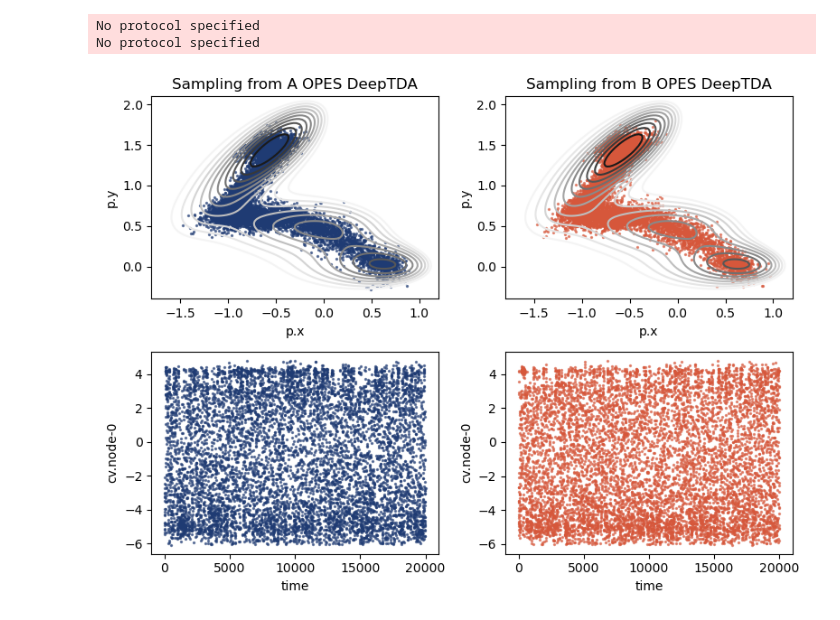
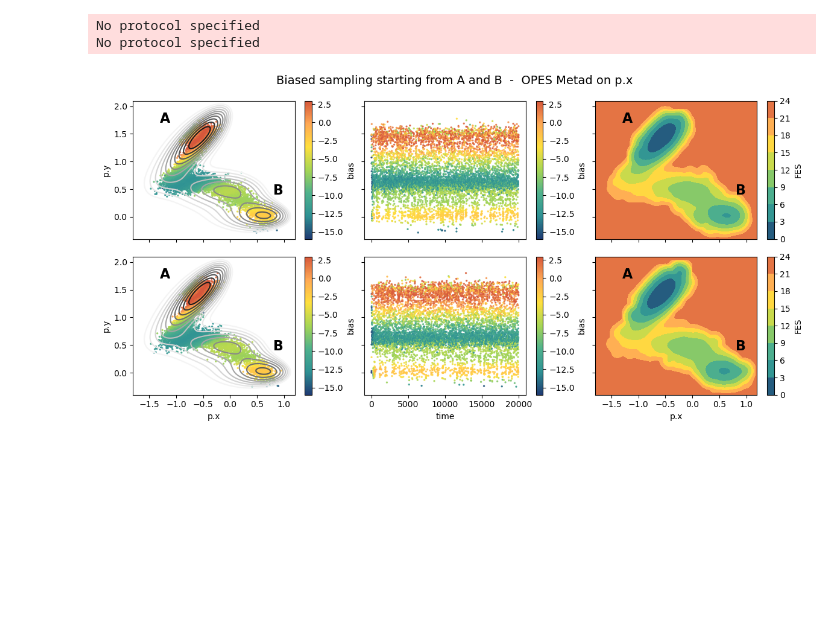
Before and after one commit to CSIprinceton/workshop-june-2024, a Jupyter notebook: hands-on-sessions/day-3-COMMITTOR/2_collective_variables/collective_variables.ipynb, the cells around one changed output. Drawn from its saved outputs; the diff is of its cells as text; code cells hidden in the pictures; blank space fills up the shorter version.

```diff
--- a/hands-on-sessions/day-3-COMMITTOR/2_collective_variables/collective_variables.ipynb
+++ b/hands-on-sessions/day-3-COMMITTOR/2_collective_variables/collective_variables.ipynb
@@ -58,14 +71,15 @@ One alternative can be, for example, to combine some variables to make them more
  The easiest approach is to combine them linearly
 # %%
 fig,ax = plt.subplots(figsize=(5,4),dpi=100)
-# ploy MB isolines
 plot_isolines_2D(muller_brown_potential,mode='contour',levels=np.linspace(0,24,12),ax=ax)
 # plot points colored according to labels
-df.plot.scatter('p.x','p.y',c='labels',s=1,cmap='fessa',ax=ax)
+for i,s in enumerate(['A', 'B']):
+    temp = df[df['labels'] == i]
+    ax.scatter(temp['p.x'],temp['p.y'], color=paletteFessa[0 + 6*i], s=1)
+
 # draw state labels
-for i in range(n_states):
-    df_g = df.groupby('labels').mean()
-    ax.text(x = df_g['p.x'].values[i]-0.075,
-            y = df_g['p.y'].values[i]-0.075,
-            s = str(i), size=20, color='white')
+ax.text(-1.3, 1.7, 'A', fontsize=16, fontweight='bold')
+ax.text(0.8, 0.4, 'B', fontsize=16, fontweight='bold')
+ax.set_xlabel('p.x')
+ax.set_ylabel('p.y')
 # %% [output]
@@ -137,7 +154,7 @@ LOCAL_RANK: 0 - CUDA_VISIBLE_DEVICES: [0]
 # %% [markdown]
 ### Analyze CV space
 # %%
-fig,axs = plt.subplots( 1, 2, figsize=(8,4), gridspec_kw={'width_ratios' : [3,2]} )
+fig,axs = plt.subplots( 1, 2, figsize=(8,3), gridspec_kw={'width_ratios' : [5,4]} )
 
 ax = axs[0]
 plot_isolines_2D(muller_brown_potential,levels=np.linspace(0,24,12),mode='contour',ax=ax)
@@ -201,22 +218,80 @@ No protocol specified
 # %%
 from mlcolvar.utils.io import load_dataframe
 
 # load data
 sampling = load_dataframe([f'simulations/opes_metad_tda/A/COLVAR', f'simulations/opes_metad_tda/B/COLVAR'], start=0)
 
 # plot data
-fig, axs = plt.subplots(2,2,figsize=(8,6))
-for i,s in enumerate(['A', 'B']):
-    ax = axs[0, i]
-    plot_isolines_2D(muller_brown_potential, levels=np.linspace(0,24, 12), max_value=24, ax=ax, colorbar=False, mode='contour')
-    temp = sampling[sampling['walker'] == i]
-    temp.plot.scatter('p.x', 'p.y', cmap='fessa',s=2, alpha=0.6, color=paletteFessa[0 + 6*i], ax=ax)
-    ax.set_title(f'Sampling from {s} OPES DeepTDA')
+def plot_simulations_biased(title, data, kbt, bias_name):
+    # create plot
+    fig, axs = plt.subplots(2,3,figsize=(12,6))
+    # make title
+    fig.suptitle(f"Biased sampling starting from A and B  -  {title}", fontsize=14)
 
-    ax = axs[1, i]
-    temp.plot.scatter('time', 'cv.node-0', c=paletteFessa[0 + 6*i], s=2, alpha=0.6, ax=ax)
+    # we plot the data from obtained starting from A and B
+    for i,s in enumerate(['A', 'B']):
+        # scatter plot in x,y space
+        ax = axs[i, 0]
+        plot_isolines_2D(muller_brown_potential, levels=np.linspace(0,24, 12), max_value=24, ax=ax, colorbar=False, mode='contour')
+        temp = data[data['walker'] == i]
+        cp = ax.scatter(temp['p.x'], temp['p.y'], c=temp[bias_name], s=2, alpha=0.8, cmap='fessa')
+        cbar = plt.colorbar(cp, ax=ax, label = 'bias')
+        # make it nicer
+        cbar.solids.set(alpha=1)
+        ax.text(-1.3, 1.7, 'A', fontsize=16, fontweight='bold')
+        ax.text(0.8, 0.4, 'B', fontsize=16, fontweight='bold')
+        ax.set_ylabel('p.y')
+        if i==0:
+            ax.set_xlabel('')
+            ax.xaxis.set_ticklabels([])
+        else:
+            ax.set_xlabel('p.x')
 
-plt.tight_layout()
-plt.show()
+
+        # time series of y coordinates
+        ax = axs[i, 1]
+
+        cp = ax.scatter(temp['time'], temp['p.y'], c=temp[bias_name], s=2, alpha=0.8, cmap='fessa')
+        cbar = plt.colorbar(cp, ax=ax, label = 'bias')
+        # make it nicer
+        cbar.solids.set(alpha=1)
+        ax.set_ylim((-0.4, 2.1))
+        ax.set_ylabel('')
+        ax.yaxis.set_ticklabels([])
+        if i==0:
+            ax.set_xlabel('')
+            ax.xaxis.set_ticklabels([])
+        else:
+            ax.set_xlabel('time')
+
+
+        # plot free enery surface estimate
+        ax = axs[i, 2]
+        weights = np.exp(1/kbt*temp[bias_name].values)
+        fes,bins,_,_ = compute_fes(temp[['p.x', 'p.y']].values,
+                                   kbt=kbt,
+                                   weights=weights,
+                                   plot=True,
+                                   num_samples=200,
+                                   eps=1e-8,
+                                   bandwidth=0.05,
+                                   plot_max_fes=24,
+                                   ax=ax,
+                                   bounds=((-1.8, 1.2), (-0.4, 2.1)))
+        # make it nicer
+        ax.text(-1.3, 1.7, 'A', fontsize=16, fontweight='bold')
+        ax.text(0.8, 0.4, 'B', fontsize=16, fontweight='bold')
+        ax.set_ylabel('')
+        ax.yaxis.set_ticklabels([])
+        if i==0:
+            ax.set_xlabel('')
+            ax.xaxis.set_ticklabels([])
+        else:
+            ax.set_xlabel('p.x')
+
+    plt.tight_layout()
+    plt.show()
+
+plot_simulations_biased(title='OPES Metad on p.x', data=sampling, kbt=1, bias_name='opes.bias')
 # %% [output]
-[figure, old version]
+[figure, new version]
```
Also changed, not shown: parts of 8 cells of this notebook, 6 other files.
